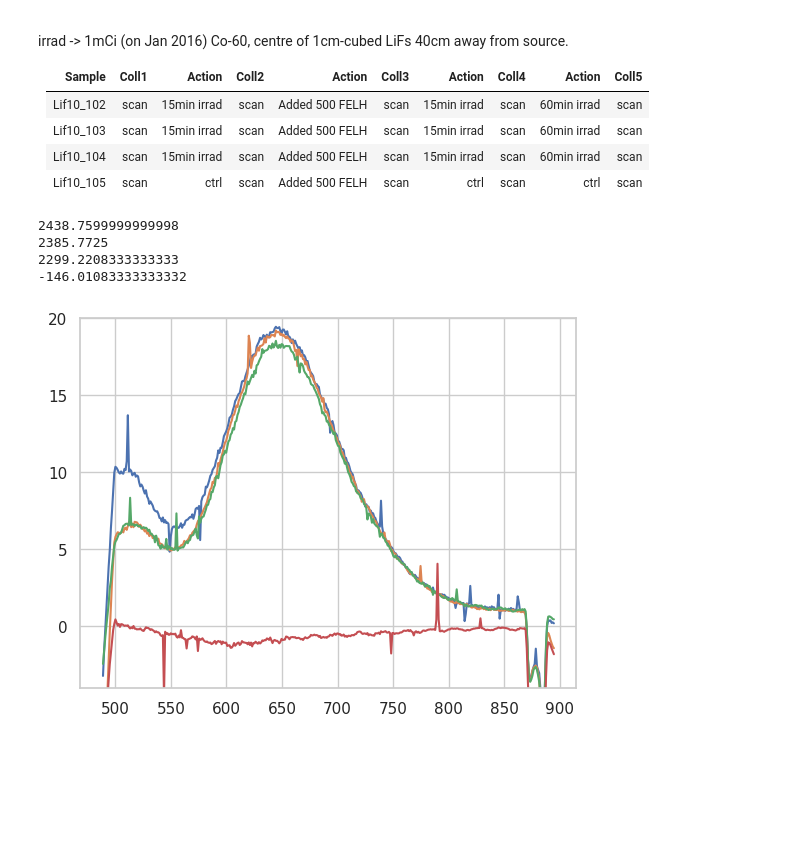
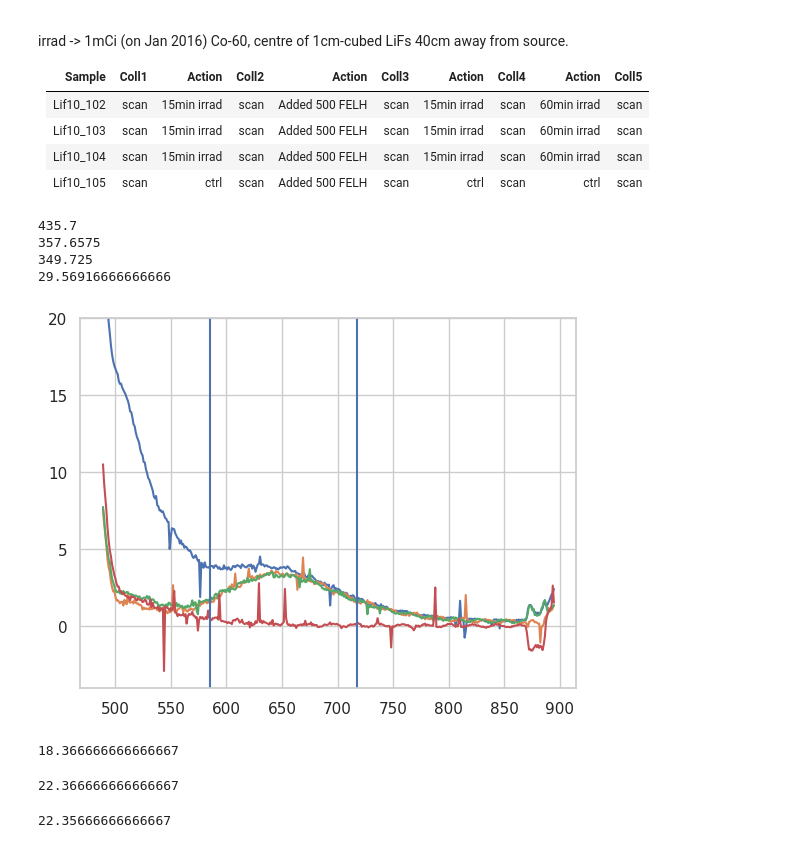
Before and after one commit to nhargy/cc_workbook, a Jupyter notebook: docs/_sources/studies/lif10_gamma_response/notebooks/analysis1.ipynb, the cells around one changed output. Cells and saved outputs as stored; diff of their text form; code cells hidden in the pictures; blank space fills up the shorter version.

```diff
--- a/docs/_sources/studies/lif10_gamma_response/notebooks/analysis1.ipynb
+++ b/docs/_sources/studies/lif10_gamma_response/notebooks/analysis1.ipynb
@@ -57,25 +57,43 @@ Lif10_103 | scan | 15min irrad | scan | Added 500 FELH | scan | 15min irrad | sc
 Lif10_104 | scan | 15min irrad | scan | Added 500 FELH | scan | 15min irrad | scan | 60min irrad | scan
 Lif10_105 | scan | ctrl | scan | Added 500 FELH | scan | ctrl | scan | ctrl | scan
 # %%
+
 for sample in sample_arr:
 
-    filepath2 = os.path.join(data1_path, f"Coll5/{sample}")
+    filepath2 = os.path.join(data1_path, f"Coll2/{sample}")
     x, y2 = utils.combine_spectra(filepath2)
 
     filepath1 = os.path.join(data1_path, f"Coll1/{sample}")
     x, y1 = utils.combine_spectra(filepath1)
 
     y = (y2-y1) / (60*4)
 
     plt.plot(x,y)
-    print(np.sum(y[85:300]))
+    c1 = 95
+    c2 = 225
+    print(np.sum(y[c1:c2]))
 
-#plt.xlim(550,800)
+plt.axvline(x[c1])
+plt.axvline(x[c2])
+
+
 plt.ylim(-4, 20)
 plt.show();
 # %% [output]
-2438.7599999999998
-2385.7725
-2299.2208333333333
--146.01083333333332
+435.7
+357.6575
+349.725
+29.56916666666666
-[figure, old version]
+[figure, new version]
+# %%
+((260 + 291) / 2 ) / 15
+# %% [output]
+18.366666666666667
+# %%
+((1341 + 1343) / 2 ) / 60
+# %% [output]
+22.366666666666667
+# %%
+((357*0.95 + 349*0.95) / 2 ) / 15
+# %% [output]
+22.35666666666667
```
Also changed, not shown: parts of 1 cell of this notebook, 4 other files.
